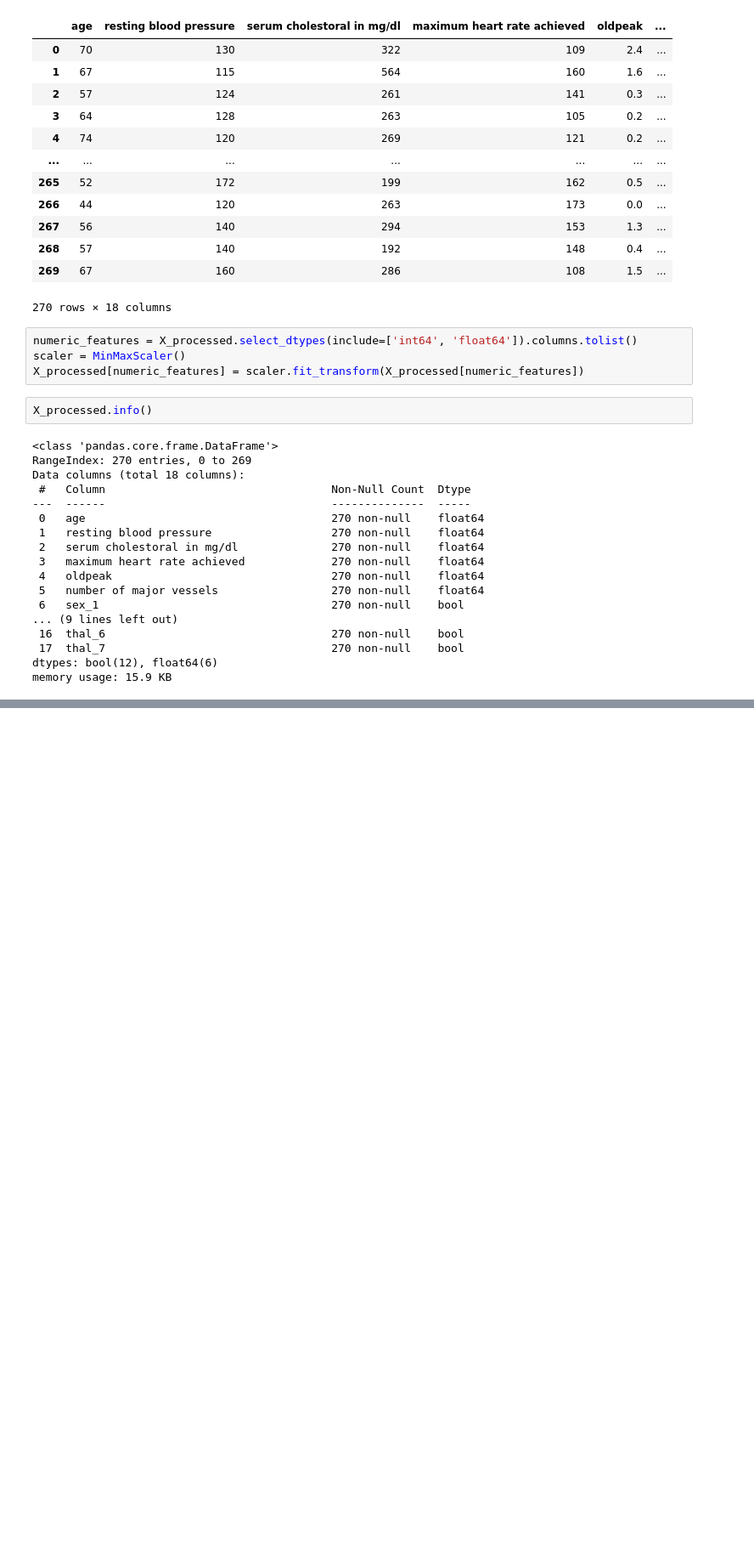
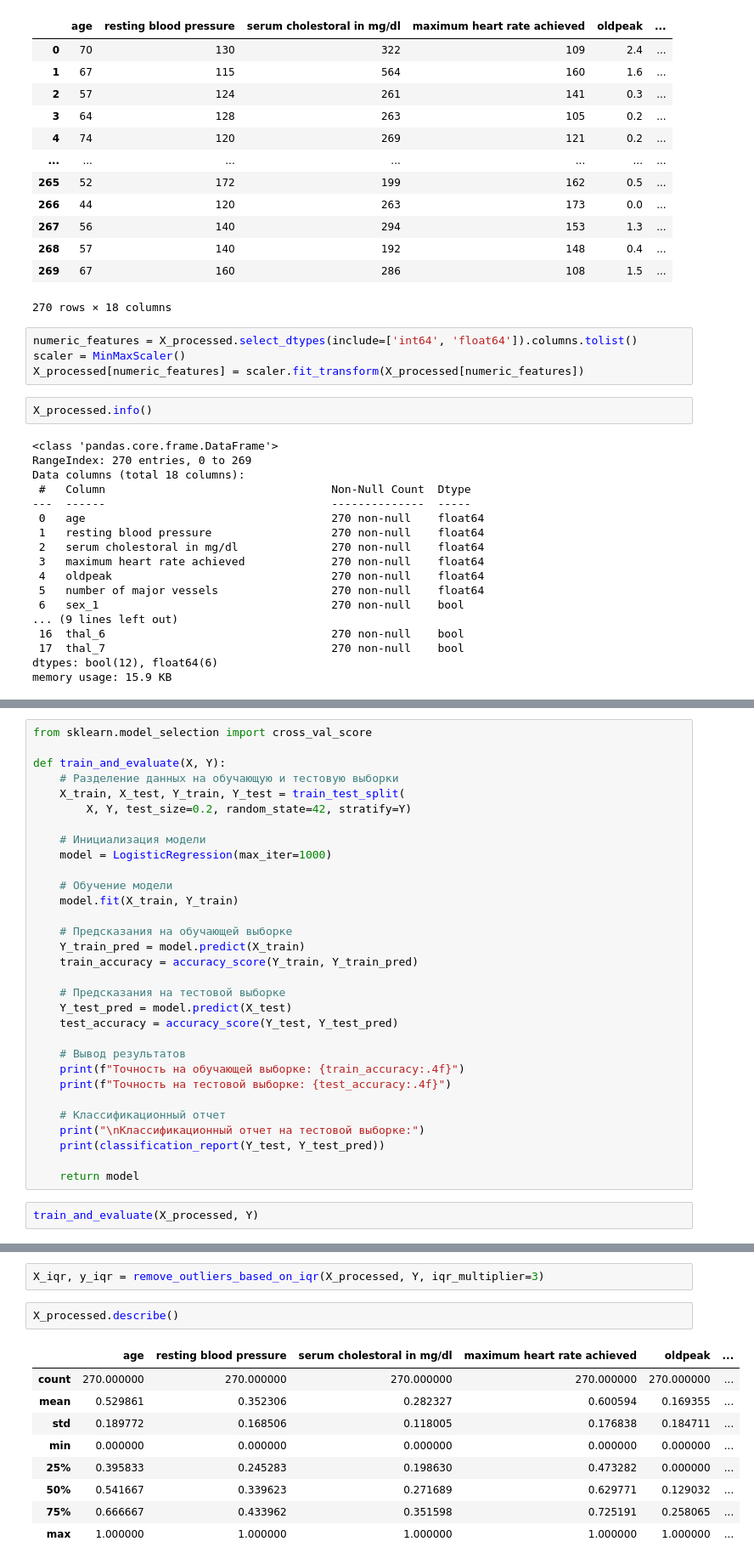
Before and after one commit to Kurennu/ML, a Jupyter notebook: task_3.ipynb, the cells around one changed output, grey strips where cells are left out. Shown: that part at 85% size. Drawn from its saved outputs; the diff is of its cells as text; blank space fills up the shorter version.

```diff
--- a/task_3.ipynb
+++ b/task_3.ipynb
@@ -129,0 +132,33 @@ X_processed
+# %%
+from sklearn.model_selection import cross_val_score
+
+def train_and_evaluate(X, Y):
+    # Разделение данных на обучающую и тестовую выборки
+    X_train, X_test, Y_train, Y_test = train_test_split(
+        X, Y, test_size=0.2, random_state=42, stratify=Y)
+
+    # Инициализация модели
+    model = LogisticRegression(max_iter=1000)
+
+    # Обучение модели
+    model.fit(X_train, Y_train)
+
+    # Предсказания на обучающей выборке
+    Y_train_pred = model.predict(X_train)
+    train_accuracy = accuracy_score(Y_train, Y_train_pred)
+
+    # Предсказания на тестовой выборке
+    Y_test_pred = model.predict(X_test)
+    test_accuracy = accuracy_score(Y_test, Y_test_pred)
+
+    # Вывод результатов
+    print(f"Точность на обучающей выборке: {train_accuracy:.4f}")
+    print(f"Точность на тестовой выборке: {test_accuracy:.4f}")
+
+    # Классификационный отчет
+    print("\nКлассификационный отчет на тестовой выборке:")
+    print(classification_report(Y_test, Y_test_pred))
+
+    return model
+# %%
+train_and_evaluate(X_processed, Y)
@@ -129,0 +200,14 @@ X_processed
+# %%
+X_iqr, y_iqr = remove_outliers_based_on_iqr(X_processed, Y, iqr_multiplier=3)
+# %%
+X_processed.describe()
+# %% [output]
+|  | age | resting blood pressure | serum cholestoral in mg/dl | maximum heart rate achieved | oldpeak | ... |
+| count | 270.000000 | 270.000000 | 270.000000 | 270.000000 | 270.000000 | ... |
+| mean | 0.529861 | 0.352306 | 0.282327 | 0.600594 | 0.169355 | ... |
+| std | 0.189772 | 0.168506 | 0.118005 | 0.176838 | 0.184711 | ... |
+| min | 0.000000 | 0.000000 | 0.000000 | 0.000000 | 0.000000 | ... |
+| 25% | 0.395833 | 0.245283 | 0.198630 | 0.473282 | 0.000000 | ... |
+| 50% | 0.541667 | 0.339623 | 0.271689 | 0.629771 | 0.129032 | ... |
+| 75% | 0.666667 | 0.433962 | 0.351598 | 0.725191 | 0.258065 | ... |
+| max | 1.000000 | 1.000000 | 1.000000 | 1.000000 | 1.000000 | ... |
```
Also changed, not shown: parts of 14 cells of this notebook, 1 other file.
